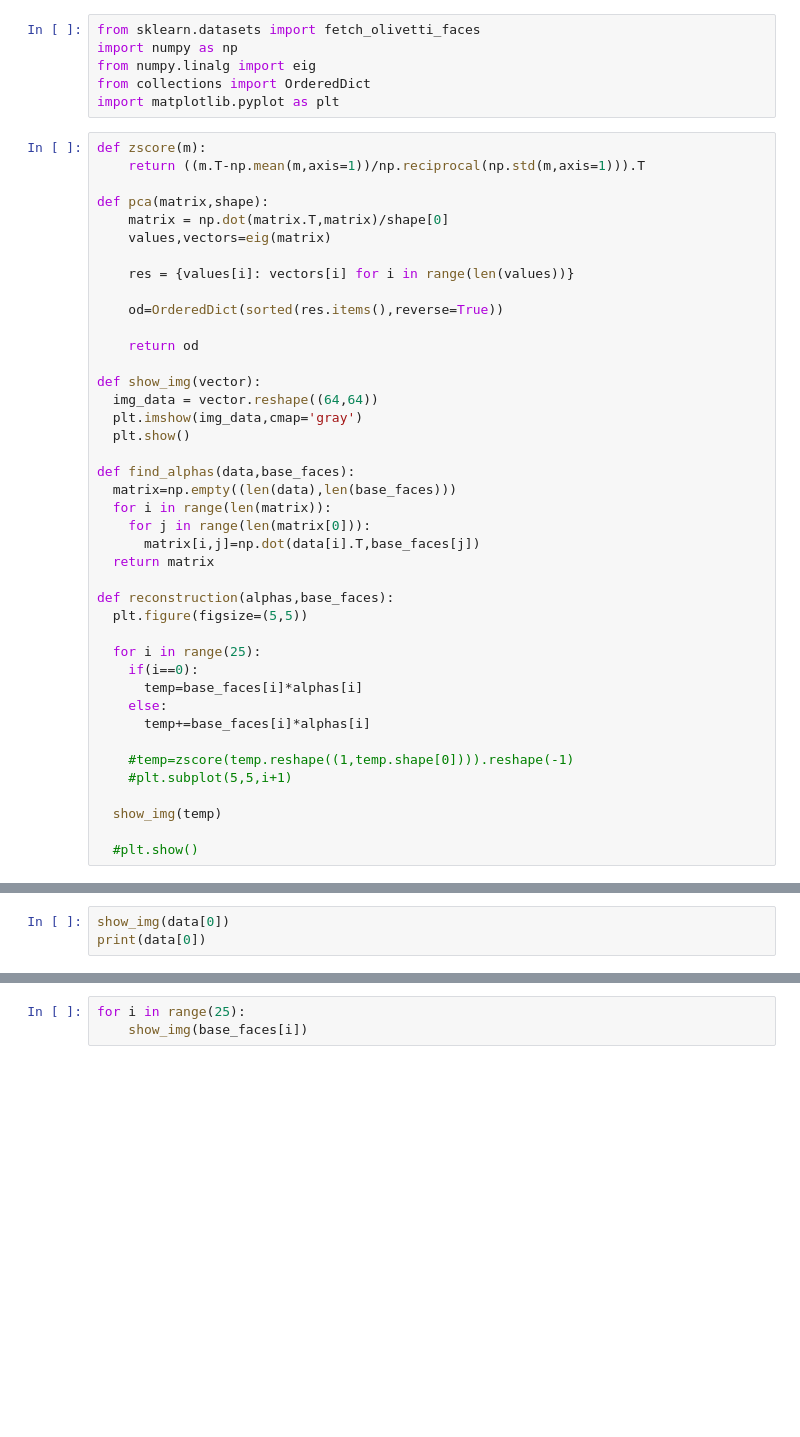
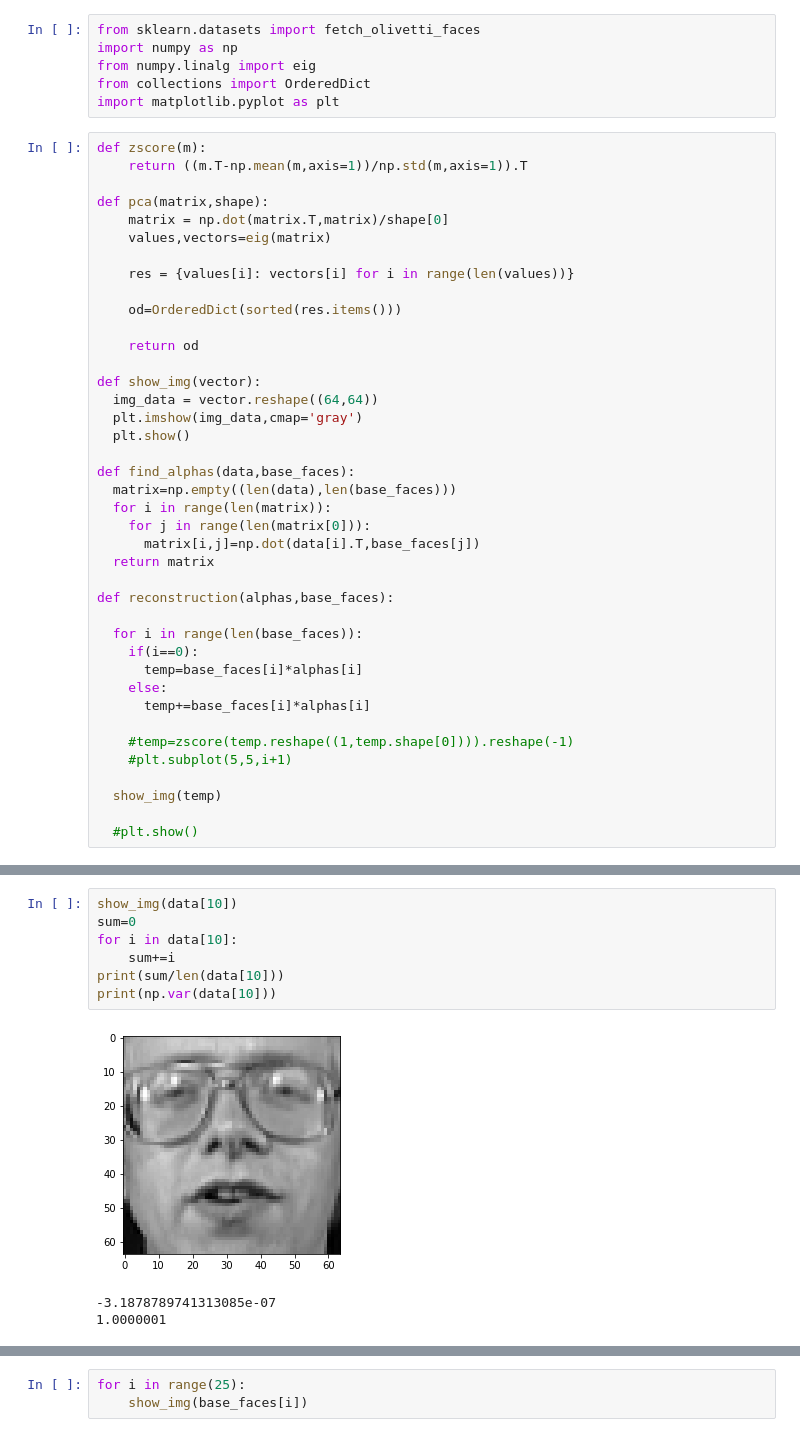
Before and after one commit to ishan-modi/image-reconstruction, a Jupyter notebook: image_reconstruction.ipynb, the cells around one changed output, grey strips where cells are left out. Saved outputs shown, nothing was run; the diff lists cells and outputs as text; blank space fills up the shorter version.

```diff
--- a/image_reconstruction.ipynb
+++ b/image_reconstruction.ipynb
@@ -6,7 +6,7 @@ from collections import OrderedDict
 import matplotlib.pyplot as plt
 # %%
 def zscore(m):
-    return ((m.T-np.mean(m,axis=1))/np.reciprocal(np.std(m,axis=1))).T
+    return ((m.T-np.mean(m,axis=1))/np.std(m,axis=1)).T
 
 def pca(matrix,shape):
     matrix = np.dot(matrix.T,matrix)/shape[0]
@@ -14,7 +14,7 @@ def pca(matrix,shape):
 
     res = {values[i]: vectors[i] for i in range(len(values))}
 
-    od=OrderedDict(sorted(res.items(),reverse=True))
+    od=OrderedDict(sorted(res.items()))
 
     return od
 
@@ -31,9 +31,8 @@ def find_alphas(data,base_faces):
   return matrix
 
 def reconstruction(alphas,base_faces):
-  plt.figure(figsize=(5,5))
 
-  for i in range(25):
+  for i in range(len(base_faces)):
     if(i==0):
       temp=base_faces[i]*alphas[i]
     else:
@@ -57,6 +56,14 @@ base_faces = pca(data,shape)
 # %% [output]
 (400, 64, 64)
-# %%
-show_img(data[0])
-print(data[0])
+# %%
+show_img(data[10])
+sum=0
+for i in data[10]:
+    sum+=i
+print(sum/len(data[10]))
+print(np.var(data[10]))
+# %% [output]
+[figure, added]
+-3.1878789741313085e-07
+1.0000001
 # %%
```
Also changed, not shown: parts of 3 cells of this notebook.
